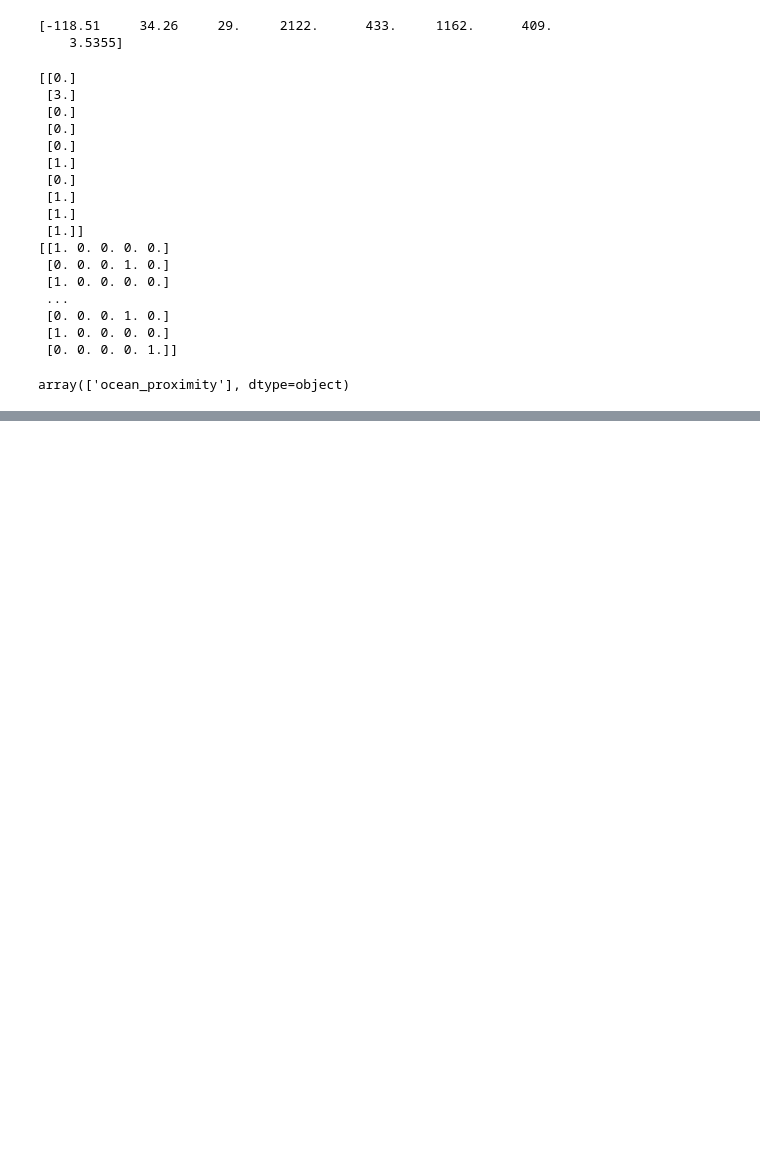
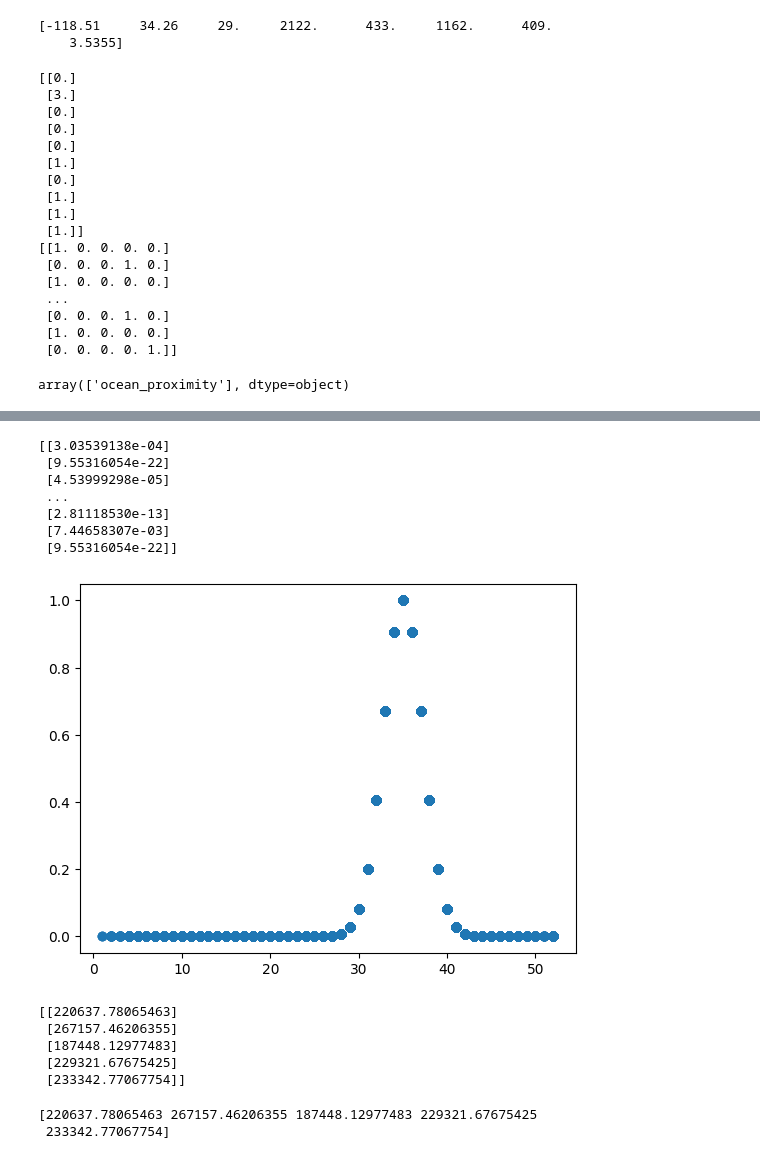
Before and after one commit to pr3civk/ml-learn, a Jupyter notebook: 02_end_to_end_ml_project.ipynb, the cells around one changed output, grey strips where cells are left out. Drawn from its saved outputs; the diff is of its cells as text; code cells hidden in the pictures; blank space fills up the shorter version.

Commit message:
Update Jupyter notebook to include feature scaling using MinMaxScaler and StandardScaler, enhance output displays, and add new data processing steps for improved model predictions.

```diff
--- a/02_end_to_end_ml_project.ipynb
+++ b/02_end_to_end_ml_project.ipynb
@@ -349,0 +372,51 @@ print(hs_num_standardized)
+# %%
+from sklearn.metrics.pairwise import rbf_kernel, manhattan_distances, linear_kernel, cosine_similarity
+
+age_simil_35 = rbf_kernel(hs[['housing_median_age']], [[35]], gamma=0.1)
+
+print(age_simil_35)
+plt.scatter(hs['housing_median_age'], age_simil_35)
+plt.show()
+# %% [output]
+[[3.03539138e-04]
+ [9.55316054e-22]
+ [4.53999298e-05]
+ ...
+ [2.81118530e-13]
+ [7.44658307e-03]
+ [9.55316054e-22]]
+[figure, added]
+# %%
+from sklearn.linear_model import LinearRegression
+
+target_scaler = StandardScaler()
+scaled_labels = target_scaler.fit_transform(hs_labels.to_frame())
+
+model = LinearRegression()
+model.fit(hs[['median_income']], scaled_labels)
+
+mock_new_data = hs[['median_income']].iloc[:5]
+
+scaled_predictions = model.predict(mock_new_data)
+
+predictions = target_scaler.inverse_transform(scaled_predictions)
+
+print(predictions)
+# %% [output]
+[[220637.78065463]
+ [267157.46206355]
+ [187448.12977483]
+ [229321.67675425]
+ [233342.77067754]]
+# %%
+from sklearn.compose import TransformedTargetRegressor
+
+model = TransformedTargetRegressor(regressor=LinearRegression(), transformer=StandardScaler())
+
+model.fit(hs[['median_income']], hs_labels)
+predictions = model.predict(mock_new_data)
+
+print(predictions)
+# %% [output]
+[220637.78065463 267157.46206355 187448.12977483 229321.67675425
+ 233342.77067754]
```
Also changed, not shown: parts of 28 cells of this notebook.
